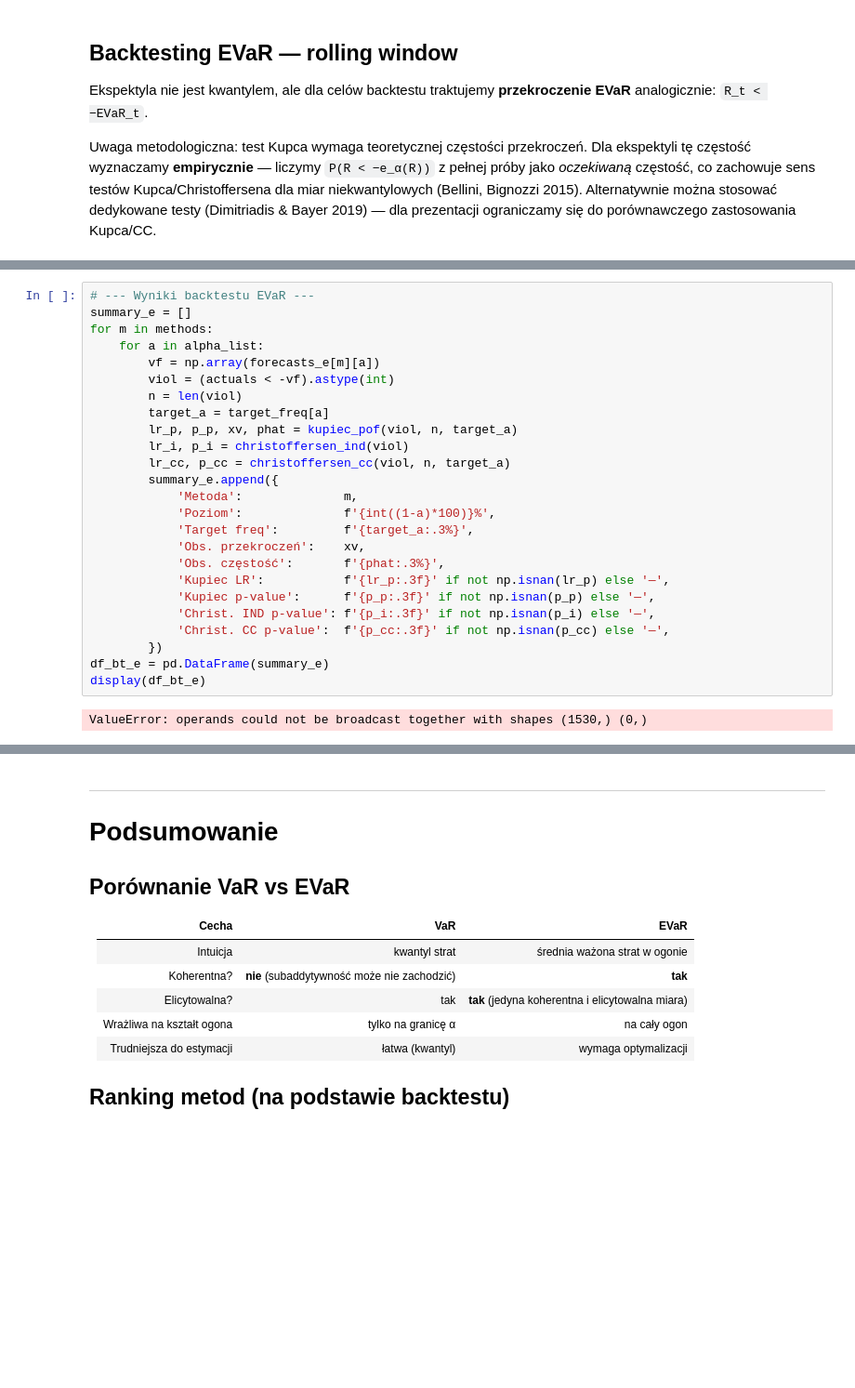
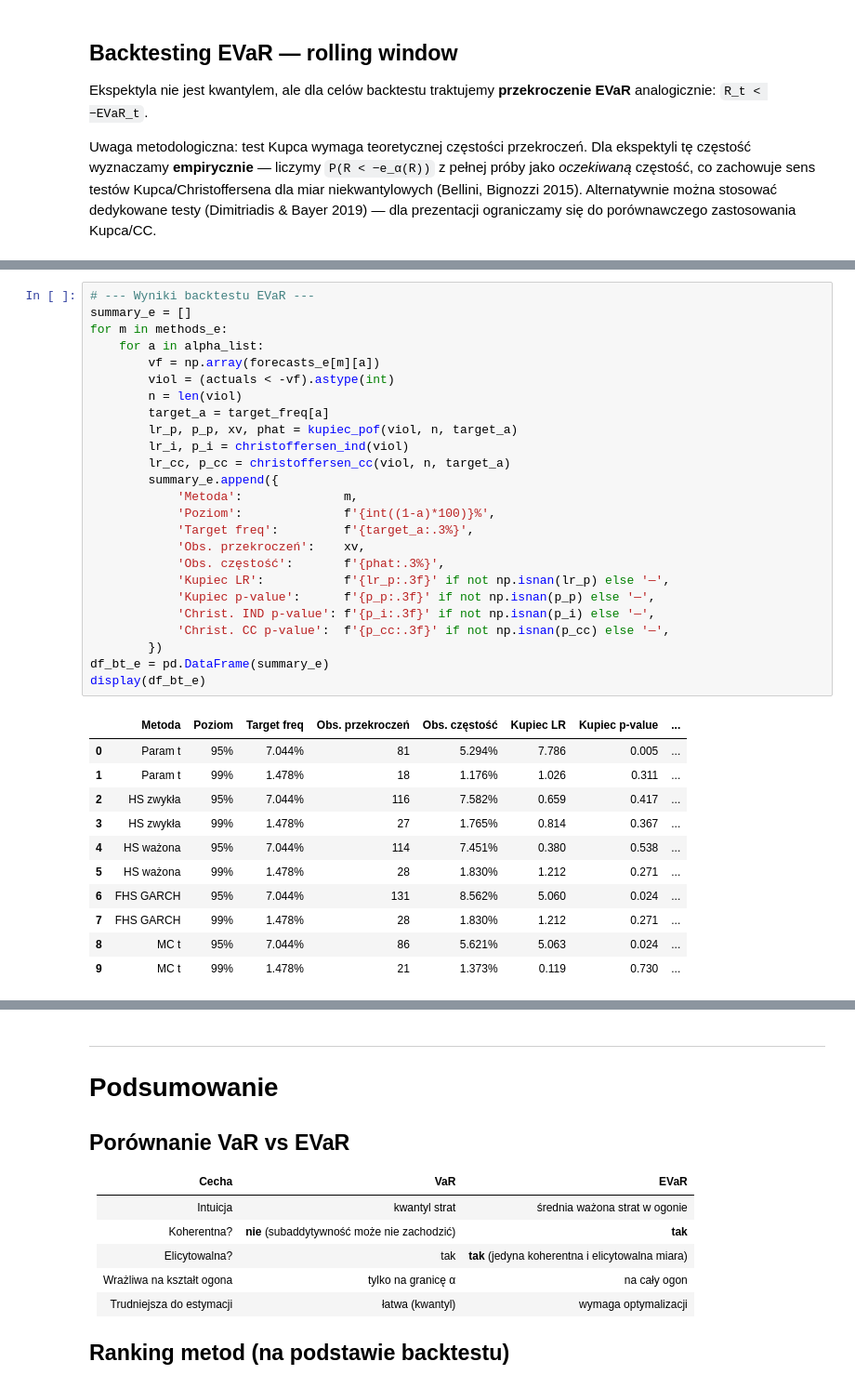
Before and after one commit to michalmarchwiak/ZRWP, a Jupyter notebook: prez4.ipynb, the cells around one changed output, grey strips where cells are left out. Shown at 93% size. Cells and saved outputs as stored; diff of their text form; blank space fills up the shorter version.

```diff
--- a/prez4.ipynb
+++ b/prez4.ipynb
@@ -1141,29 +1154,39 @@ Zakończono rolling backtest EVaR.
 # %%
 # --- Wyniki backtestu EVaR ---
 summary_e = []
-for m in methods:
+for m in methods_e:
     for a in alpha_list:
         vf = np.array(forecasts_e[m][a])
         viol = (actuals < -vf).astype(int)
         n = len(viol)
         target_a = target_freq[a]
         lr_p, p_p, xv, phat = kupiec_pof(viol, n, target_a)
         lr_i, p_i = christoffersen_ind(viol)
         lr_cc, p_cc = christoffersen_cc(viol, n, target_a)
         summary_e.append({
             'Metoda':              m,
             'Poziom':              f'{int((1-a)*100)}%',
             'Target freq':         f'{target_a:.3%}',
             'Obs. przekroczeń':    xv,
             'Obs. częstość':       f'{phat:.3%}',
             'Kupiec LR':           f'{lr_p:.3f}' if not np.isnan(lr_p) else '—',
             'Kupiec p-value':      f'{p_p:.3f}' if not np.isnan(p_p) else '—',
             'Christ. IND p-value': f'{p_i:.3f}' if not np.isnan(p_i) else '—',
             'Christ. CC p-value':  f'{p_cc:.3f}' if not np.isnan(p_cc) else '—',
         })
 df_bt_e = pd.DataFrame(summary_e)
 display(df_bt_e)
 # %% [output]
-ValueError: operands could not be broadcast together with shapes (1530,) (0,)
+|  | Metoda | Poziom | Target freq | Obs. przekroczeń | Obs. częstość | Kupiec LR | Kupiec p-value | ... |
+| 0 | Param t | 95% | 7.044% | 81 | 5.294% | 7.786 | 0.005 | ... |
+| 1 | Param t | 99% | 1.478% | 18 | 1.176% | 1.026 | 0.311 | ... |
+| 2 | HS zwykła | 95% | 7.044% | 116 | 7.582% | 0.659 | 0.417 | ... |
+| 3 | HS zwykła | 99% | 1.478% | 27 | 1.765% | 0.814 | 0.367 | ... |
+| 4 | HS ważona | 95% | 7.044% | 114 | 7.451% | 0.380 | 0.538 | ... |
+| 5 | HS ważona | 99% | 1.478% | 28 | 1.830% | 1.212 | 0.271 | ... |
+| 6 | FHS GARCH | 95% | 7.044% | 131 | 8.562% | 5.060 | 0.024 | ... |
+| 7 | FHS GARCH | 99% | 1.478% | 28 | 1.830% | 1.212 | 0.271 | ... |
+| 8 | MC t | 95% | 7.044% | 86 | 5.621% | 5.063 | 0.024 | ... |
+| 9 | MC t | 99% | 1.478% | 21 | 1.373% | 0.119 | 0.730 | ... |
 # %%
 # --- Wykres: przekroczenia EVaR 1% ---
```
Also changed, not shown: parts of 3 cells of this notebook.
